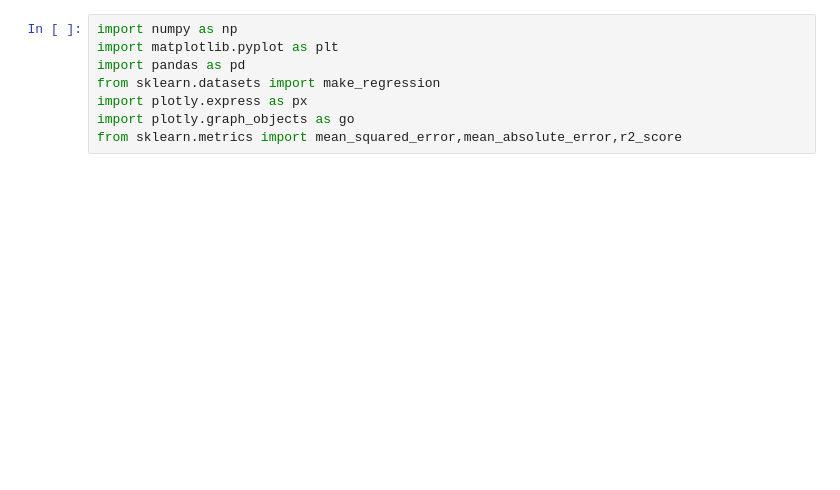
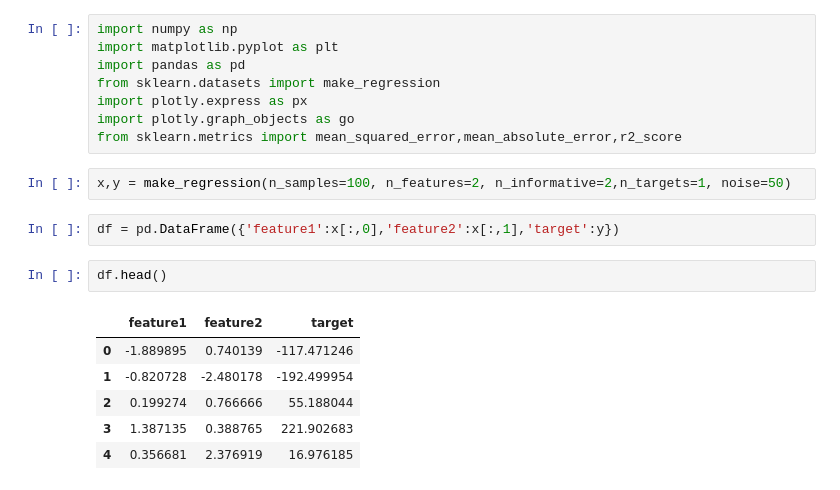
Before and after one commit to bhushan-madankar/machine-learning-concepts, a Jupyter notebook: multiple-lr.ipynb, the cells around one changed output. Saved outputs shown, nothing was run; the diff lists cells and outputs as text; blank space fills up the shorter version.

Commit message:
update multiple linear regression file

```diff
--- a/multiple-lr.ipynb
+++ b/multiple-lr.ipynb
@@ -28,3 +6,16 @@ from sklearn.datasets import make_regression
 import plotly.express as px
 import plotly.graph_objects as go
 from sklearn.metrics import mean_squared_error,mean_absolute_error,r2_score
+# %%
+x,y = make_regression(n_samples=100, n_features=2, n_informative=2,n_targets=1, noise=50)
+# %%
+df = pd.DataFrame({'feature1':x[:,0],'feature2':x[:,1],'target':y})
+# %%
+df.head()
+# %% [output]
+|  | feature1 | feature2 | target |
+| 0 | -1.889895 | 0.740139 | -117.471246 |
+| 1 | -0.820728 | -2.480178 | -192.499954 |
+| 2 | 0.199274 | 0.766666 | 55.188044 |
+| 3 | 1.387135 | 0.388765 | 221.902683 |
+| 4 | 0.356681 | 2.376919 | 16.976185 |
```
Also changed, not shown: parts of 7 cells of this notebook.
